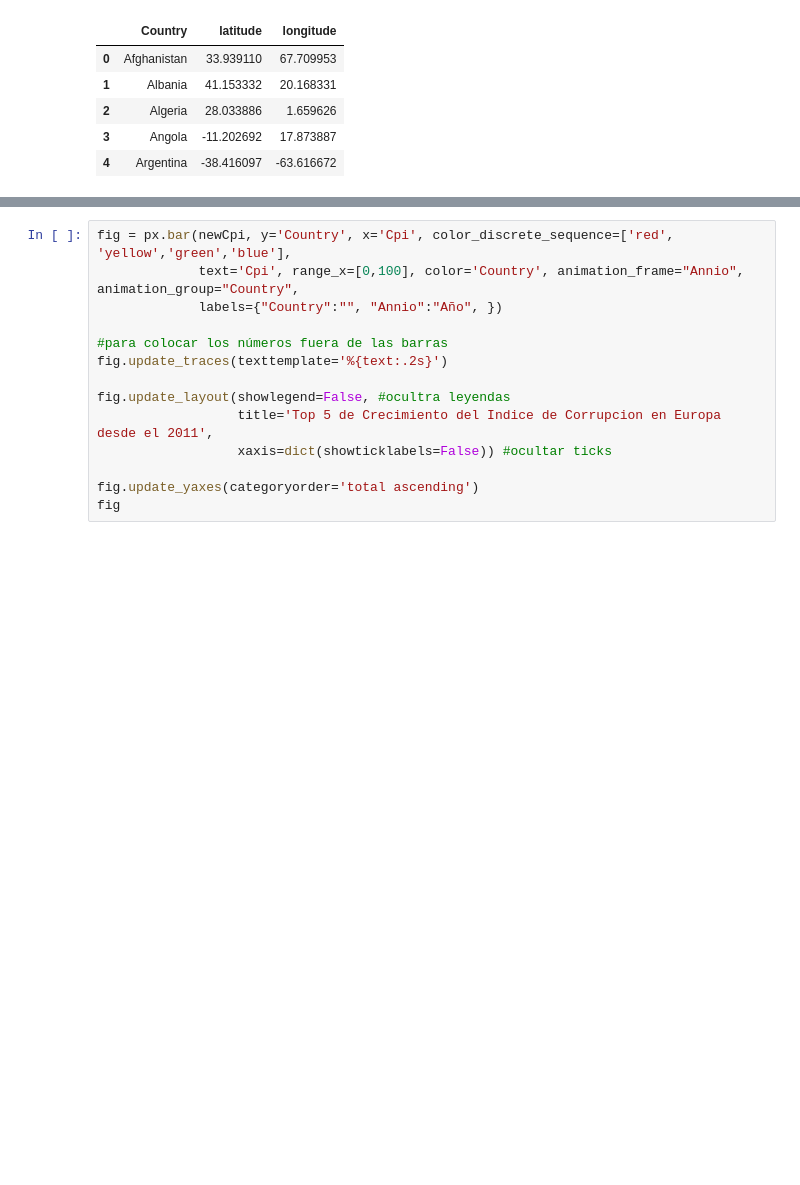
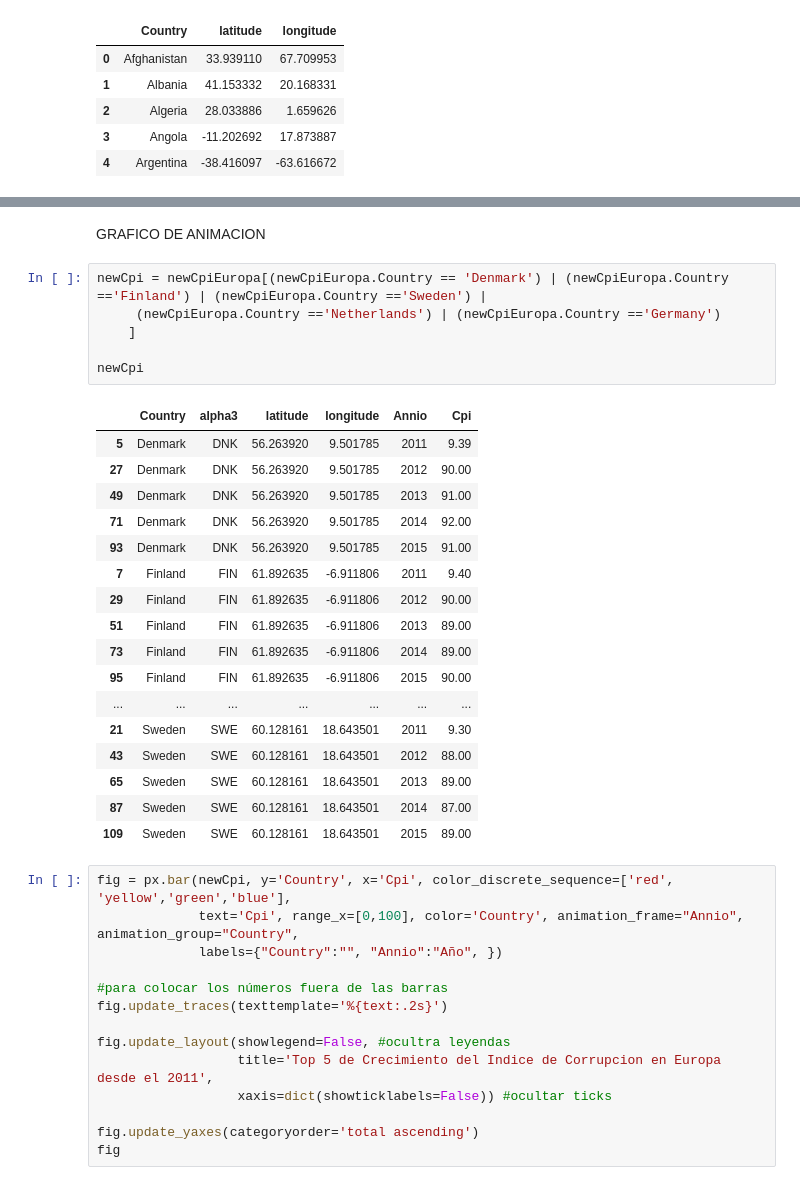
Before and after one commit to fduartej/data_visualization_python, a Jupyter notebook: notebook/CorrupcionPercepcionIndex.ipynb, the cells around one changed output, grey strips where cells are left out. Drawn from its saved outputs; the diff is of its cells as text; blank space fills up the shorter version.

```diff
--- a/notebook/CorrupcionPercepcionIndex.ipynb
+++ b/notebook/CorrupcionPercepcionIndex.ipynb
@@ -403,3 +325,29 @@ newCpi = newCpi[(newCpi.Country == 'Denmark') | (newCpi.Country =='Finland') | (
+# %% [markdown]
+GRAFICO DE ANIMACION
+# %%
+newCpi = newCpiEuropa[(newCpiEuropa.Country == 'Denmark') | (newCpiEuropa.Country =='Finland') | (newCpiEuropa.Country =='Sweden') |
+     (newCpiEuropa.Country =='Netherlands') | (newCpiEuropa.Country =='Germany')
+    ]
+
+newCpi
+# %% [output]
+|  | Country | alpha3 | latitude | longitude | Annio | Cpi |
+| 5 | Denmark | DNK | 56.263920 | 9.501785 | 2011 | 9.39 |
+| 27 | Denmark | DNK | 56.263920 | 9.501785 | 2012 | 90.00 |
+| 49 | Denmark | DNK | 56.263920 | 9.501785 | 2013 | 91.00 |
+| 71 | Denmark | DNK | 56.263920 | 9.501785 | 2014 | 92.00 |
+| 93 | Denmark | DNK | 56.263920 | 9.501785 | 2015 | 91.00 |
+| 7 | Finland | FIN | 61.892635 | -6.911806 | 2011 | 9.40 |
+| 29 | Finland | FIN | 61.892635 | -6.911806 | 2012 | 90.00 |
+| 51 | Finland | FIN | 61.892635 | -6.911806 | 2013 | 89.00 |
+| 73 | Finland | FIN | 61.892635 | -6.911806 | 2014 | 89.00 |
+| 95 | Finland | FIN | 61.892635 | -6.911806 | 2015 | 90.00 |
+| ... | ... | ... | ... | ... | ... | ... |
+| 21 | Sweden | SWE | 60.128161 | 18.643501 | 2011 | 9.30 |
+| 43 | Sweden | SWE | 60.128161 | 18.643501 | 2012 | 88.00 |
+| 65 | Sweden | SWE | 60.128161 | 18.643501 | 2013 | 89.00 |
+| 87 | Sweden | SWE | 60.128161 | 18.643501 | 2014 | 87.00 |
+| 109 | Sweden | SWE | 60.128161 | 18.643501 | 2015 | 89.00 |
 # %%
 fig = px.bar(newCpi, y='Country', x='Cpi', color_discrete_sequence=['red', 'yellow','green','blue'],
              text='Cpi', range_x=[0,100], color='Country', animation_frame="Annio", animation_group="Country",
```
Also changed, not shown: parts of 24 cells of this notebook.
